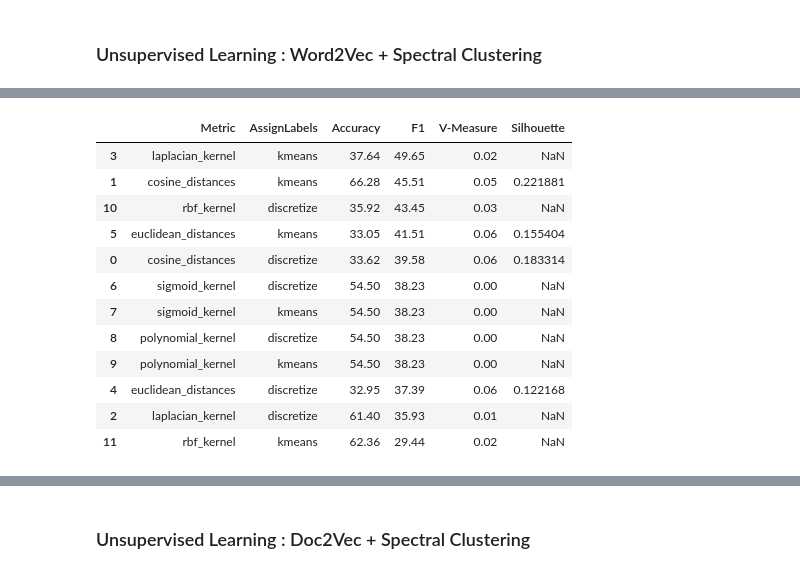
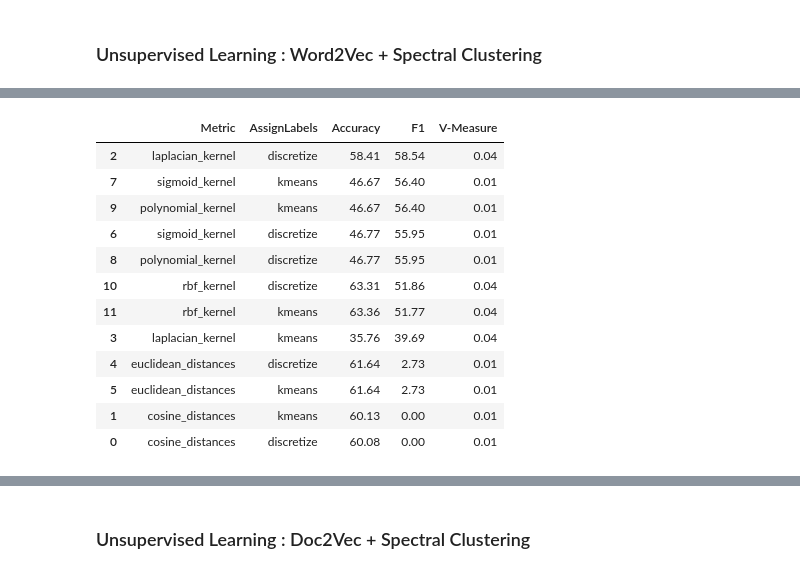
Before and after one commit to rdenadai/Covid19-Twitter-Tracker, a Jupyter notebook: code/src/notebook/AvaliacaoAlgoritmosNaoSupervisionados2Vec.ipynb, the cells around one changed output, grey strips where cells are left out. Saved outputs shown, nothing was run; the diff lists cells and outputs as text; code cells hidden in the pictures.

```diff
--- a/code/src/notebook/AvaliacaoAlgoritmosNaoSupervisionados2Vec.ipynb
+++ b/code/src/notebook/AvaliacaoAlgoritmosNaoSupervisionados2Vec.ipynb
@@ -64,9 +76,8 @@ for texto in textos:
             doc.append(w2v.wv[palavra])
         except:
             # print(palavra)
-            # doc.append(np.ones((150, )))
+            # doc.append(np.zeros((300, )))
             pass
-    doc = np.asarray(doc)
     doc = np.mean(doc, axis=0)
     n_textos.append(doc)
 n_textos = np.asarray(n_textos)
@@ -78,11 +89,11 @@ y = textos[:, 1].astype(np.int).ravel()
 
 for metric in (
     cosine_distances,
-    laplacian_kernel,
     euclidean_distances,
     sigmoid_kernel,
     polynomial_kernel,
-    rbf_kernel
+    rbf_kernel,
+    laplacian_kernel,
 ):
     for assign_labels in ["discretize", "kmeans"]:
         clustering = SpectralClustering(
@@ -98,38 +109,32 @@ for metric in (
         acc = round(accuracy_score(pred, y) * 100, 2)
         f1 = round(f1_score(pred, y) * 100, 2)
         vm = round(v_measure_score(y, pred), 2)
-        silhouette = None
-        try:
-            silhouette = silhouette_score(metric(X), pred, metric="precomputed")
-        except:
-            pass
         validacoes.append((
             metric.__name__,
             assign_labels,
             acc,
             f1,
-            vm,
-            silhouette
+            vm
         ))
 # %%
-columns = ["Metric", "AssignLabels", "Accuracy", "F1", "V-Measure", "Silhouette"]
+columns = ["Metric", "AssignLabels", "Accuracy", "F1", "V-Measure"]
 df = pd.DataFrame(validacoes, columns=columns)
-df = df.sort_values(by=["F1", "Accuracy", "V-Measure", "Silhouette", "Metric"], ascending=False)
-df.reset_index().head(25)
+df = df.sort_values(by=["F1", "Accuracy", "V-Measure", "Metric"], ascending=False)
+df.head(25)
 # %% [output]
-|  | Metric | AssignLabels | Accuracy | F1 | V-Measure | Silhouette |
-| 3 | laplacian_kernel | kmeans | 37.64 | 49.65 | 0.02 | NaN |
-| 1 | cosine_distances | kmeans | 66.28 | 45.51 | 0.05 | 0.221881 |
-| 10 | rbf_kernel | discretize | 35.92 | 43.45 | 0.03 | NaN |
-| 5 | euclidean_distances | kmeans | 33.05 | 41.51 | 0.06 | 0.155404 |
-| 0 | cosine_distances | discretize | 33.62 | 39.58 | 0.06 | 0.183314 |
-| 6 | sigmoid_kernel | discretize | 54.50 | 38.23 | 0.00 | NaN |
-| 7 | sigmoid_kernel | kmeans | 54.50 | 38.23 | 0.00 | NaN |
-| 8 | polynomial_kernel | discretize | 54.50 | 38.23 | 0.00 | NaN |
-| 9 | polynomial_kernel | kmeans | 54.50 | 38.23 | 0.00 | NaN |
-| 4 | euclidean_distances | discretize | 32.95 | 37.39 | 0.06 | 0.122168 |
-| 2 | laplacian_kernel | discretize | 61.40 | 35.93 | 0.01 | NaN |
-| 11 | rbf_kernel | kmeans | 62.36 | 29.44 | 0.02 | NaN |
+|  | Metric | AssignLabels | Accuracy | F1 | V-Measure |
+| 2 | laplacian_kernel | discretize | 58.41 | 58.54 | 0.04 |
+| 7 | sigmoid_kernel | kmeans | 46.67 | 56.40 | 0.01 |
+| 9 | polynomial_kernel | kmeans | 46.67 | 56.40 | 0.01 |
+| 6 | sigmoid_kernel | discretize | 46.77 | 55.95 | 0.01 |
+| 8 | polynomial_kernel | discretize | 46.77 | 55.95 | 0.01 |
+| 10 | rbf_kernel | discretize | 63.31 | 51.86 | 0.04 |
+| 11 | rbf_kernel | kmeans | 63.36 | 51.77 | 0.04 |
+| 3 | laplacian_kernel | kmeans | 35.76 | 39.69 | 0.04 |
+| 4 | euclidean_distances | discretize | 61.64 | 2.73 | 0.01 |
+| 5 | euclidean_distances | kmeans | 61.64 | 2.73 | 0.01 |
+| 1 | cosine_distances | kmeans | 60.13 | 0.00 | 0.01 |
+| 0 | cosine_distances | discretize | 60.08 | 0.00 | 0.01 |
 # %%
 X = n_textos
 y = textos[:, 1].astype(np.int).ravel()
```
Also changed, not shown: parts of 18 cells of this notebook, 5 other files.
